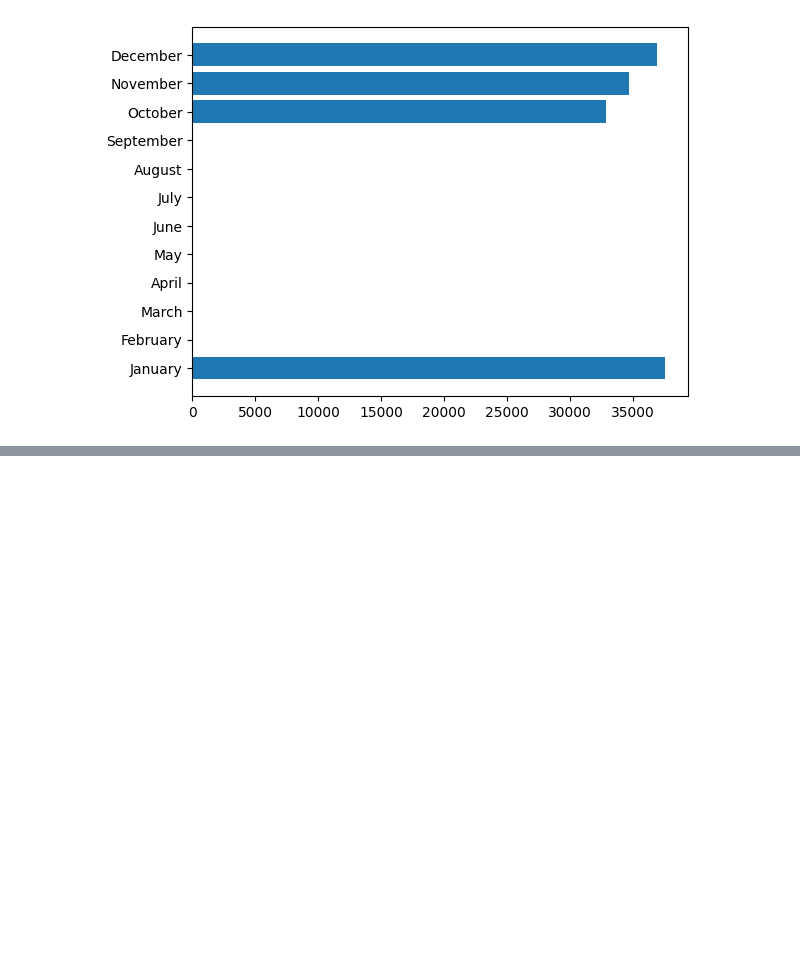
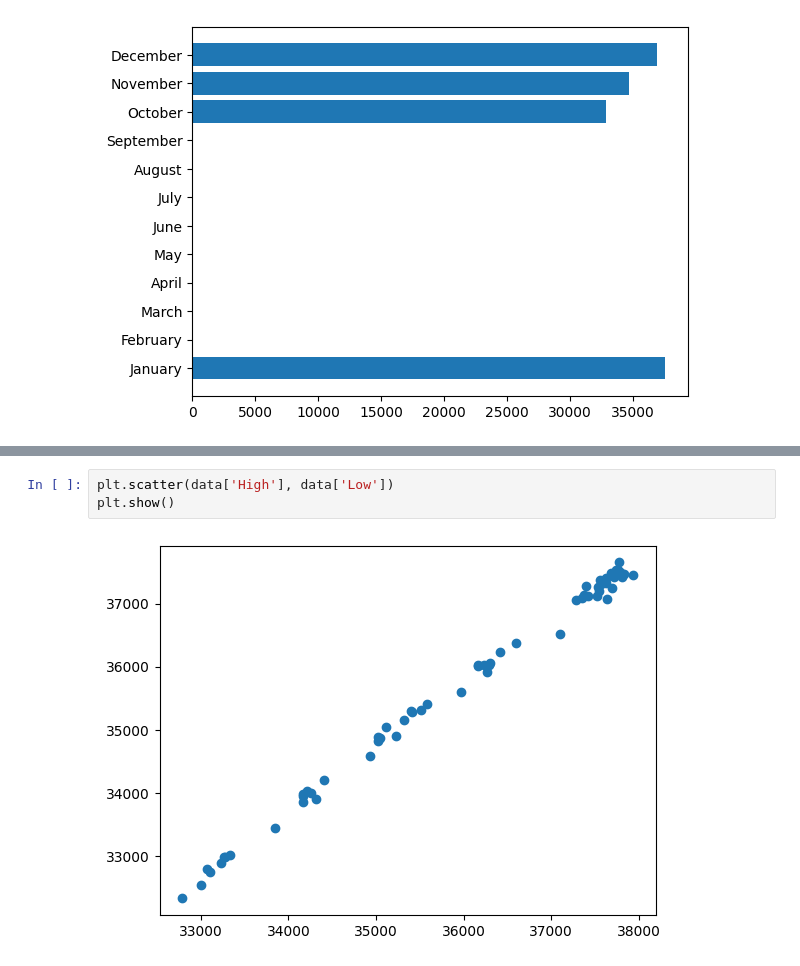
Before and after one commit to Pankaj-Str/Complete-Python-Mastery, a Jupyter notebook: Matplotlib-Python/CaseStudy_WSJ_market-data/HistoricalPrices.ipynb, the cells around one changed output, grey strips where cells are left out. Drawn from its saved outputs; the diff is of its cells as text; blank space fills up the shorter version.

```diff
--- a/Matplotlib-Python/CaseStudy_WSJ_market-data/HistoricalPrices.ipynb
+++ b/Matplotlib-Python/CaseStudy_WSJ_market-data/HistoricalPrices.ipynb
@@ -73,0 +89,5 @@ plt.show()
+# %%
+plt.scatter(data['High'], data['Low'])
+plt.show()
+# %% [output]
+[figure, added]
```
Also changed, not shown: parts of 6 cells of this notebook.
